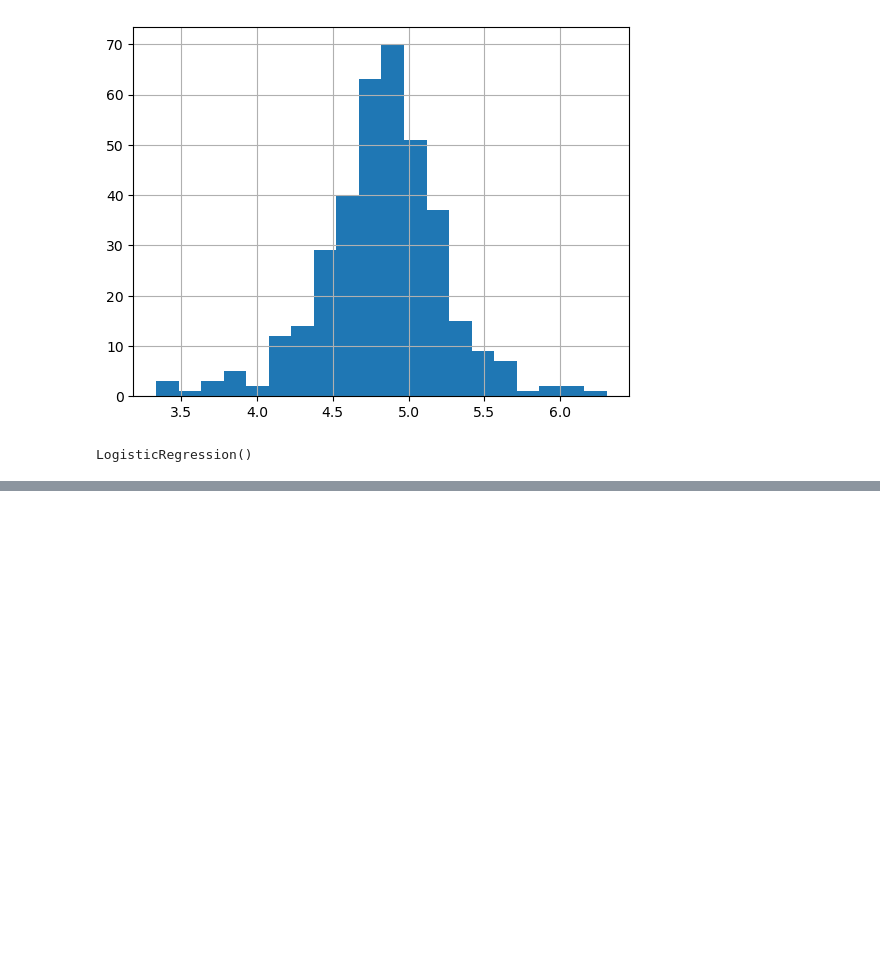
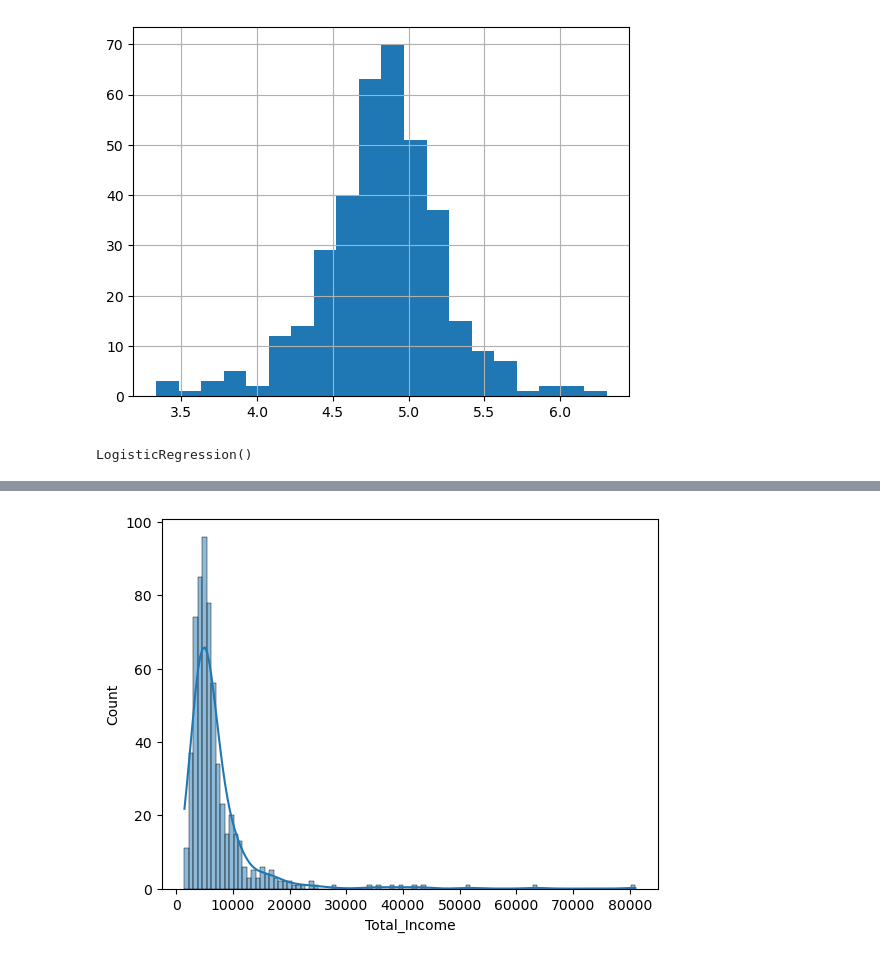
Before and after one commit to SaiSaketh-dev/Python_data_project, a Jupyter notebook: 4_loan_prediction_project/Loan_prediction.ipynb, the cells around one changed output, grey strips where cells are left out. Saved outputs shown, nothing was run; the diff lists cells and outputs as text; code cells hidden in the pictures; blank space fills up the shorter version.

```diff
--- a/4_loan_prediction_project/Loan_prediction.ipynb
+++ b/4_loan_prediction_project/Loan_prediction.ipynb
@@ -646,0 +660,9 @@ pd.DataFrame(submission, columns=['Loan_ID','Loan_Status']).to_csv('logistic.csv
+# %%
+train['Total_Income']=train['ApplicantIncome']+train['CoapplicantIncome']
+test['Total_Income']=test['ApplicantIncome']+test['CoapplicantIncome']
+# %%
+#Let’s check the distribution of Total Income.
+
+sns.histplot(train['Total_Income'], kde= True);
+# %% [output]
+[figure, added]
```
Also changed, not shown: parts of 12 cells of this notebook, 2 other files.
